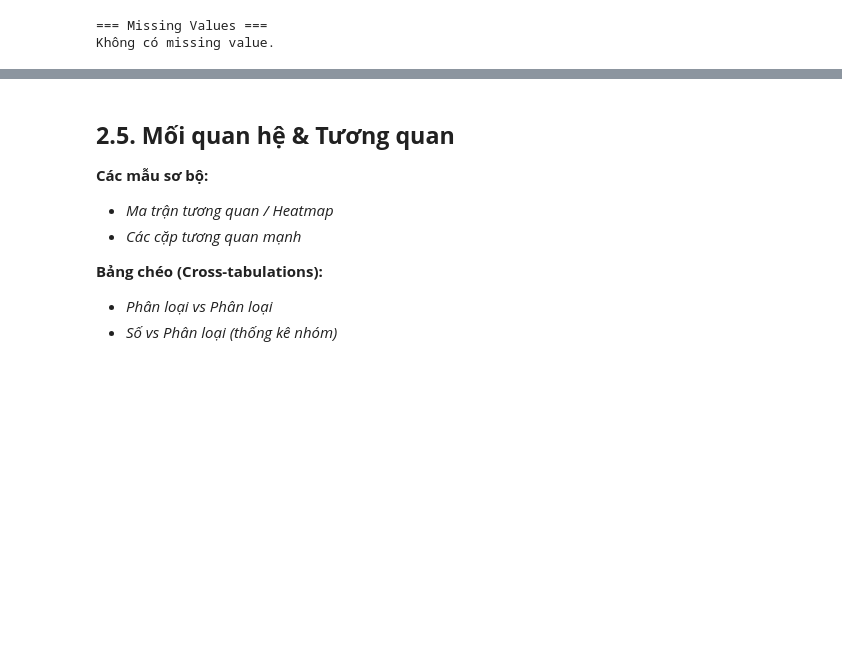
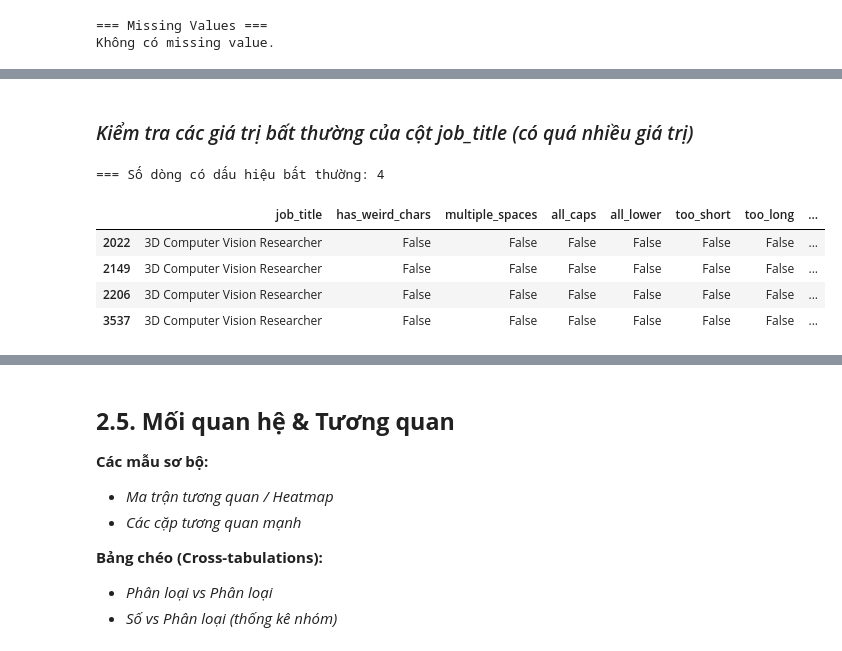
Before and after one commit to Trung0Minh/CSC17104_2025_Final_Project, a Jupyter notebook: DataScienceSalaries2023.ipynb, the cells around one changed output, grey strips where cells are left out. Drawn from its saved outputs; the diff is of its cells as text; code cells hidden in the pictures; blank space fills up the shorter version.

```diff
--- a/DataScienceSalaries2023.ipynb
+++ b/DataScienceSalaries2023.ipynb
@@ -627,0 +690,11 @@ Không có missing value.
+# %% [markdown]
+### *Kiểm tra các giá trị bất thường của cột job_title (có quá nhiều giá trị)*
+# %%
+dp.check_job_title_anomalies(df)
+# %% [output]
+=== Số dòng có dấu hiệu bất thường: 4
+|  | job_title | has_weird_chars | multiple_spaces | all_caps | all_lower | too_short | too_long | ... |
+| 2022 | 3D Computer Vision Researcher | False | False | False | False | False | False | ... |
+| 2149 | 3D Computer Vision Researcher | False | False | False | False | False | False | ... |
+| 2206 | 3D Computer Vision Researcher | False | False | False | False | False | False | ... |
+| 3537 | 3D Computer Vision Researcher | False | False | False | False | False | False | ... |
```
Also changed, not shown: parts of 22 cells of this notebook, 7 other files.
